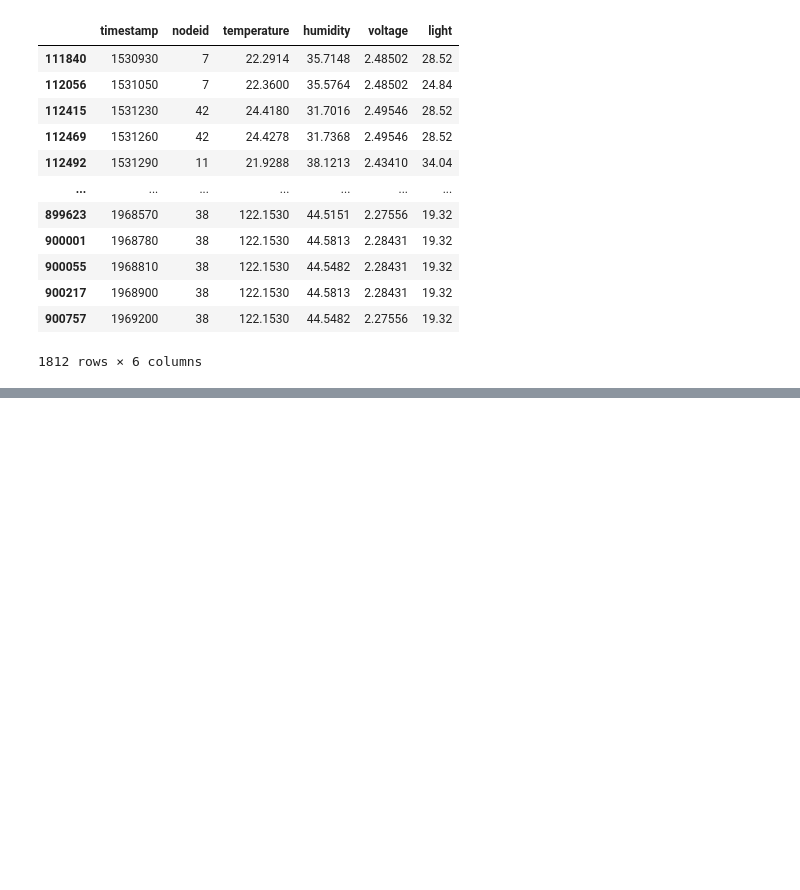
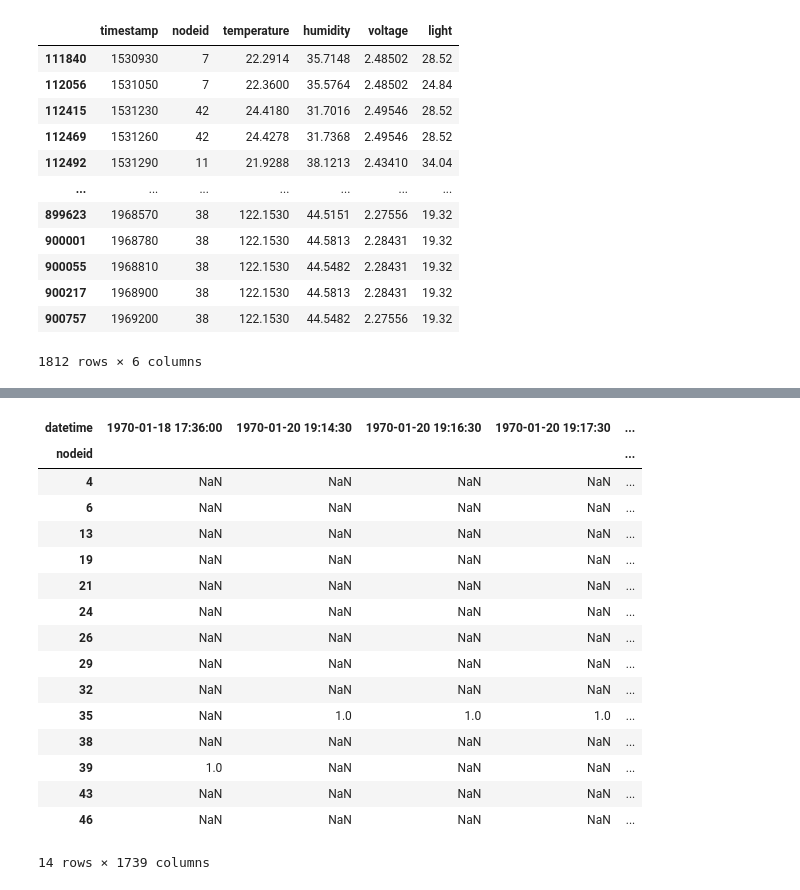
Before and after one commit to siji2022/CS6604_LoG_project, a Jupyter notebook: kde.ipynb, the cells around one changed output, grey strips where cells are left out. Cells and saved outputs as stored; diff of their text form; code cells hidden in the pictures; blank space fills up the shorter version.

```diff
--- a/kde.ipynb
+++ b/kde.ipynb
@@ -153,0 +168,20 @@ anomalous_light
+# %%
+anomalous_temperature.groupby(['nodeid', 'datetime']).size().unstack()
+# %% [output]
+| datetime | 1970-01-18 17:36:00 | 1970-01-20 19:14:30 | 1970-01-20 19:16:30 | 1970-01-20 19:17:30 | ... |
+| nodeid |  |  |  |  | ... |
+| 4 | NaN | NaN | NaN | NaN | ... |
+| 6 | NaN | NaN | NaN | NaN | ... |
+| 13 | NaN | NaN | NaN | NaN | ... |
+| 19 | NaN | NaN | NaN | NaN | ... |
+| 21 | NaN | NaN | NaN | NaN | ... |
+| 24 | NaN | NaN | NaN | NaN | ... |
+| 26 | NaN | NaN | NaN | NaN | ... |
+| 29 | NaN | NaN | NaN | NaN | ... |
+| 32 | NaN | NaN | NaN | NaN | ... |
+| 35 | NaN | 1.0 | 1.0 | 1.0 | ... |
+| 38 | NaN | NaN | NaN | NaN | ... |
+| 39 | 1.0 | NaN | NaN | NaN | ... |
+| 43 | NaN | NaN | NaN | NaN | ... |
+| 46 | NaN | NaN | NaN | NaN | ... |
+14 rows × 1739 columns
```
Also changed, not shown: parts of 2 cells of this notebook.
